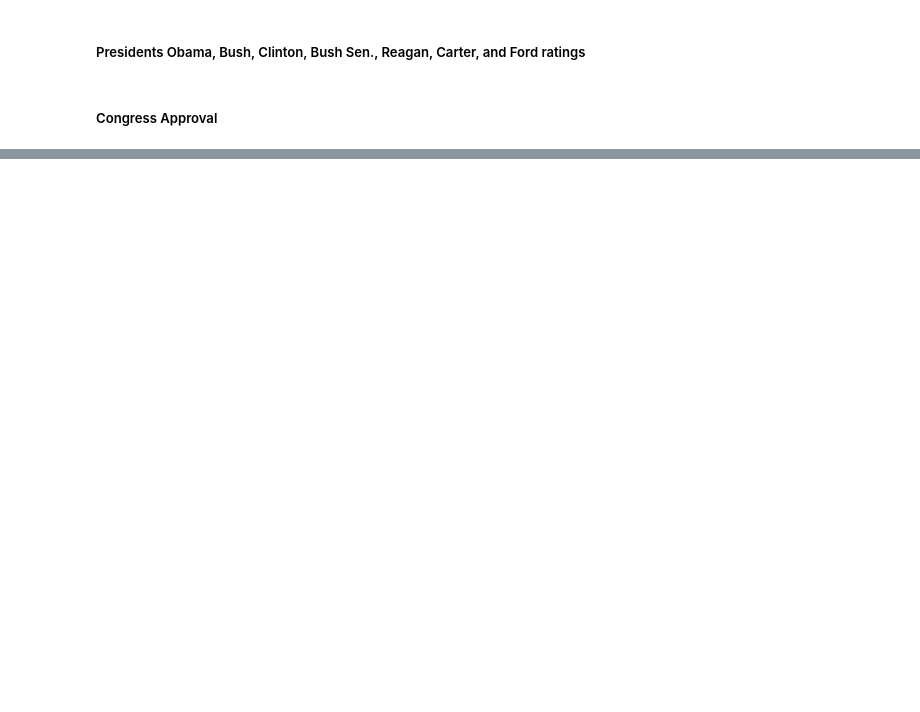
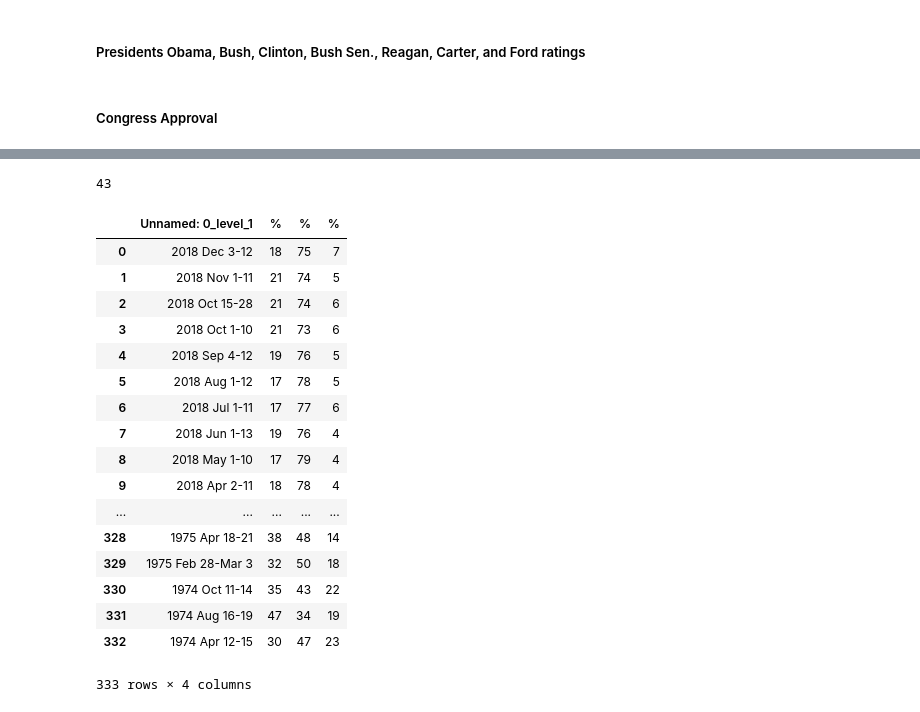
Before and after one commit to amritperera/Data-Bootcamp-Project-1, a Jupyter notebook: Code/Ahmeda_presi_congress_data.ipynb, the cells around one changed output, grey strips where cells are left out. Drawn from its saved outputs; the diff is of its cells as text; code cells hidden in the pictures; blank space fills up the shorter version.

```diff
--- a/Code/Ahmeda_presi_congress_data.ipynb
+++ b/Code/Ahmeda_presi_congress_data.ipynb
@@ -224,0 +223,36 @@ congress_df = list_congr[0]
+# %%
+# Drop a level from headers
+congress_df.columns = congress_df.columns.droplevel()
+# %%
+# printint the length of columns array
+len(congress_df.columns.values)
+# %% [output]
+43
+# %%
+congress_df = congress_df.drop(congress_df.index[333])
+# %%
+# dropping some columns
+congress_cleaning = congress_df[['Unnamed: 0_level_1','%']]
+# %%
+congress_clean = congress_cleaning.rename(columns={
+    'Unnamed: 0_level_1':'weekly','%':'approve','%'
+})
+# %% [output]
+|  | Unnamed: 0_level_1 | % | % | % |
+| 0 | 2018 Dec 3-12 | 18 | 75 | 7 |
+| 1 | 2018 Nov 1-11 | 21 | 74 | 5 |
+| 2 | 2018 Oct 15-28 | 21 | 74 | 6 |
+| 3 | 2018 Oct 1-10 | 21 | 73 | 6 |
+| 4 | 2018 Sep 4-12 | 19 | 76 | 5 |
+| 5 | 2018 Aug 1-12 | 17 | 78 | 5 |
+| 6 | 2018 Jul 1-11 | 17 | 77 | 6 |
+| 7 | 2018 Jun 1-13 | 19 | 76 | 4 |
+| 8 | 2018 May 1-10 | 17 | 79 | 4 |
+| 9 | 2018 Apr 2-11 | 18 | 78 | 4 |
+| ... | ... | ... | ... | ... |
+| 328 | 1975 Apr 18-21 | 38 | 48 | 14 |
+| 329 | 1975 Feb 28-Mar 3 | 32 | 50 | 18 |
+| 330 | 1974 Oct 11-14 | 35 | 43 | 22 |
+| 331 | 1974 Aug 16-19 | 47 | 34 | 19 |
+| 332 | 1974 Apr 12-15 | 30 | 47 | 23 |
+333 rows × 4 columns
```
Also changed, not shown: parts of 6 cells of this notebook.
